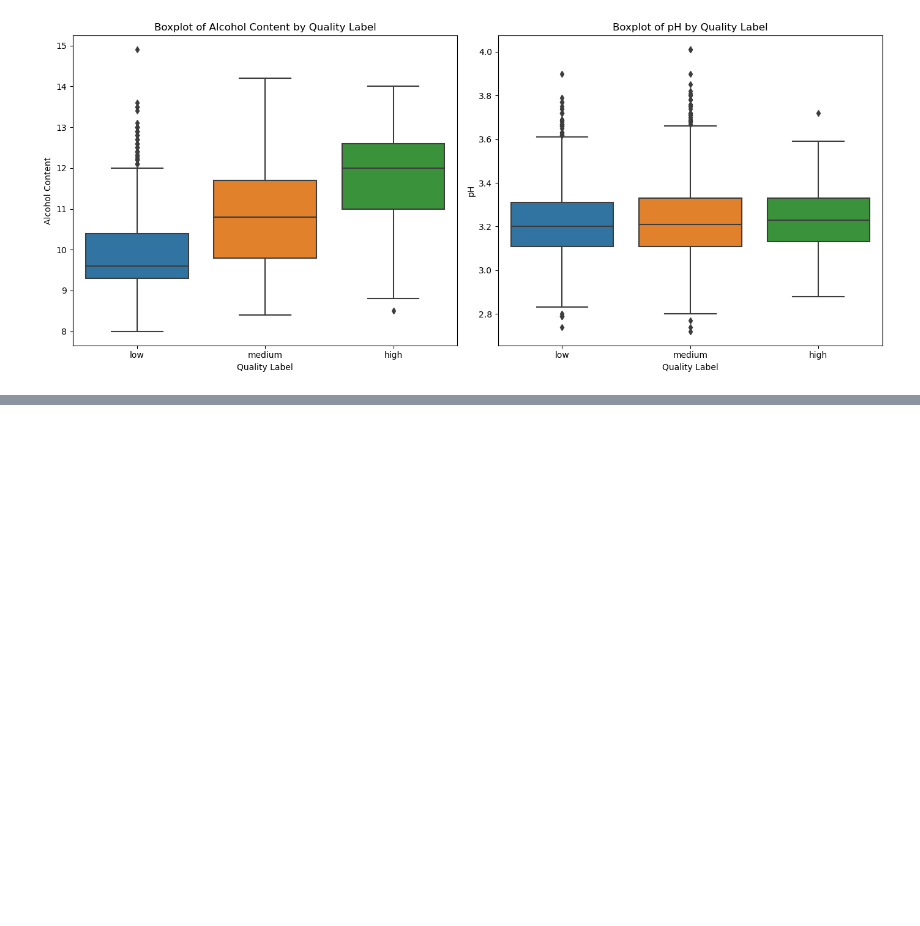
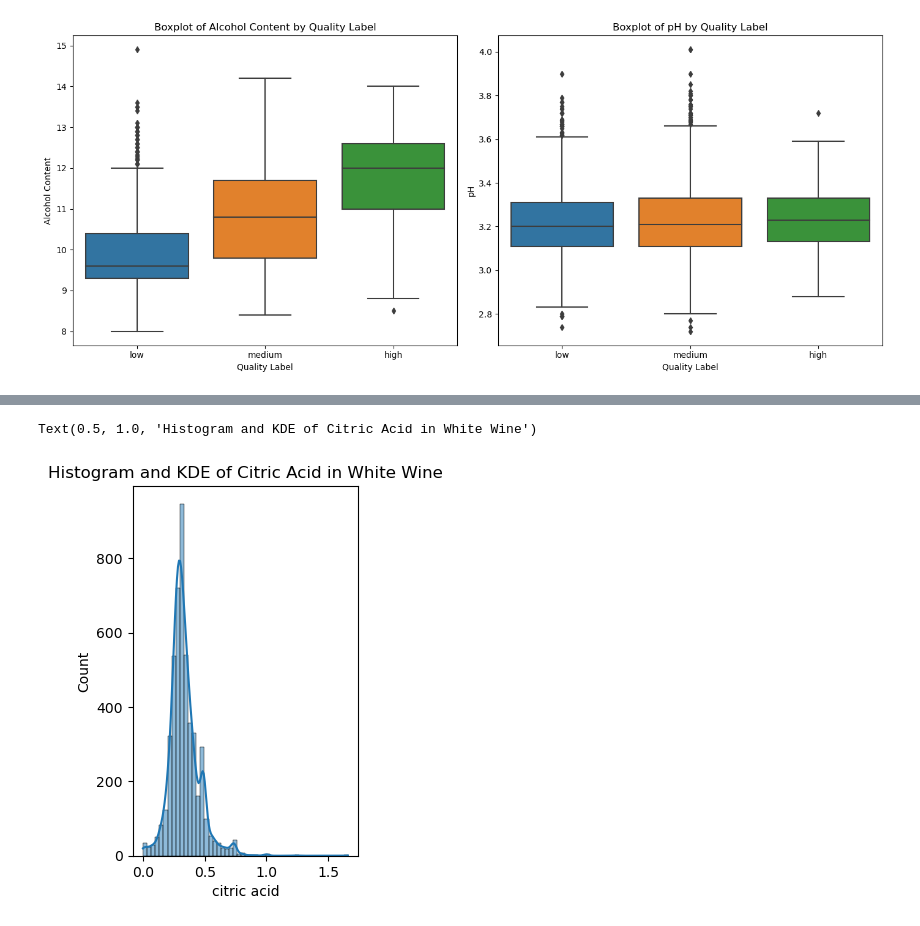
Before and after one commit to Paul-Sabin/BlueBerry-Winery, a Jupyter notebook: EDA_wine.ipynb, the cells around one changed output, grey strips where cells are left out. Saved outputs shown, nothing was run; the diff lists cells and outputs as text; code cells hidden in the pictures; blank space fills up the shorter version.

```diff
--- a/EDA_wine.ipynb
+++ b/EDA_wine.ipynb
@@ -288,0 +334,3 @@ plt.show()
+# %%
+white_wine['zero_citric_flag'] = (white_wine['citric acid'] == 0).astype(int)
+red_wine['zero_citric_flag'] = (red_wine['citric acid'] == 0).astype(int)
@@ -288,0 +354,7 @@ plt.show()
+# %%
+plt.subplot(1, 2, 2)
+sns.histplot(white_wine['citric acid'], bins=50, kde=True)
+plt.title('Histogram and KDE of Citric Acid in White Wine')
+# %% [output]
+Text(0.5, 1.0, 'Histogram and KDE of Citric Acid in White Wine')
+[figure, added]
```
Also changed, not shown: parts of 14 cells of this notebook.
